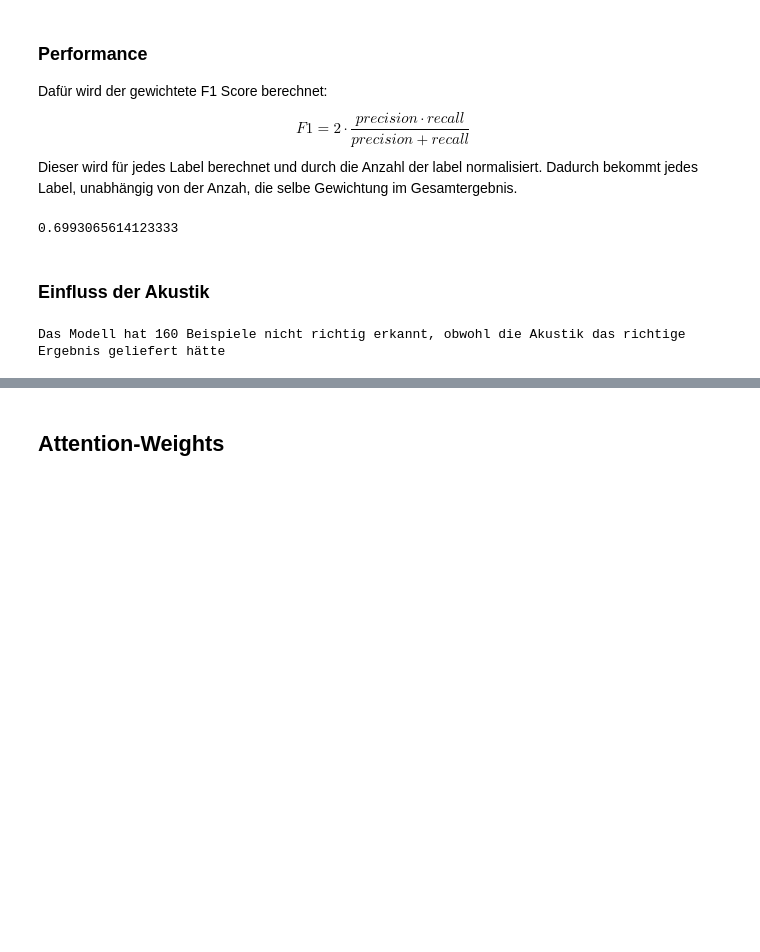
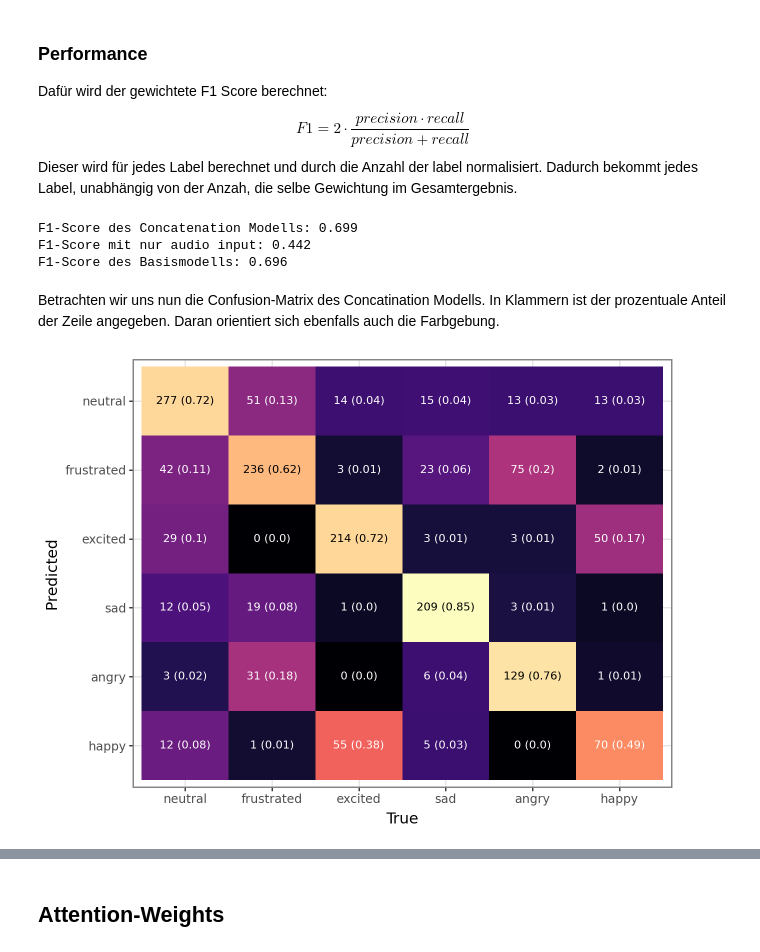
Before and after one commit to HenFo/Masterarbeit, a Jupyter notebook: analysis/mm_models/concat.ipynb, the cells around one changed output, grey strips where cells are left out. Drawn from its saved outputs; the diff is of its cells as text; code cells hidden in the pictures; blank space fills up the shorter version.

Commit message:
update concat analysis

```diff
--- a/analysis/mm_models/concat.ipynb
+++ b/analysis/mm_models/concat.ipynb
@@ -45,6 +45,8 @@ def get_result_dataframe(dataset: str) -> pd.DataFrame:
     audio_df = utils.build_result_dataframe(audio_path)
     ierc_df = utils.get_instructerc_results(INSTRUCTERC_BASE_PATH, dataset)
 
+    assert len(normal_df) == len(audio_df) == len(ierc_df)
+
     results = utils.merge_result_dataframes([normal_df, audio_df, ierc_df], ["normal", "audio", "ierc"])
     results = utils.extract_dialogue_information(results)
 
@@ -52,6 +54,5 @@ def get_result_dataframe(dataset: str) -> pd.DataFrame:
 
 
 df_iemocap = get_result_dataframe(DATASET)
-
-len(df_iemocap)
+df_iemocap.head(3)
 # %% [output]
@@ -76,15 +75,22 @@ from sklearn.metrics import f1_score
 
 
 labels = df_iemocap["target"].value_counts().index.to_list()
-f1_score(df_iemocap["target"], df_iemocap["output"], average="weighted", labels=labels)
+
+concat_model_f1 = f1_score(df_iemocap["target"], df_iemocap["output"], average="weighted", labels=labels)
+audio_only_f1 = f1_score(df_iemocap["target"], df_iemocap["output_audio"], average="weighted", labels=labels)
+text_only_f1 = f1_score(df_iemocap["target"], df_iemocap["output_ierc"], average="weighted", labels=labels)
+
+print(f"F1-Score des Concatenation Modells: {concat_model_f1:.3f}")
+print(f"F1-Score mit nur audio input: {audio_only_f1:.3f}")
+print(f"F1-Score des Basismodells: {text_only_f1:.3f}")
 # %% [output]
-0.6993065614123333
+F1-Score des Concatenation Modells: 0.699
+F1-Score mit nur audio input: 0.442
+F1-Score des Basismodells: 0.696
-# %% [markdown]
-### Einfluss der Akustik
-# %%
-# TODO Merge mit instructerc, wenn der Index stimmt
-
-audio_but_not_both_correct = df_iemocap[(df_iemocap["target"] == df_iemocap["output_audio"]) & (df_iemocap["target"] != df_iemocap["output"])]
-print(f"Das Modell hat {len(audio_but_not_both_correct)} Beispiele nicht richtig erkannt, obwohl die Akustik das richtige Ergebnis geliefert hätte")
-# %% [output]
-Das Modell hat 160 Beispiele nicht richtig erkannt, obwohl die Akustik das richtige Ergebnis geliefert hätte
+# %% [markdown]
+Betrachten wir uns nun die Confusion-Matrix des Concatination Modells.
+In Klammern ist der prozentuale Anteil der Zeile angegeben. Daran orientiert sich ebenfalls auch die Farbgebung.
+# %%
+utils.print_confusion_matrix(df_iemocap, target_labels=labels[::-1], output_column="output")
+# %% [output]
+[figure, added]
```
Also changed, not shown: parts of 14 cells of this notebook, 1 other file.
